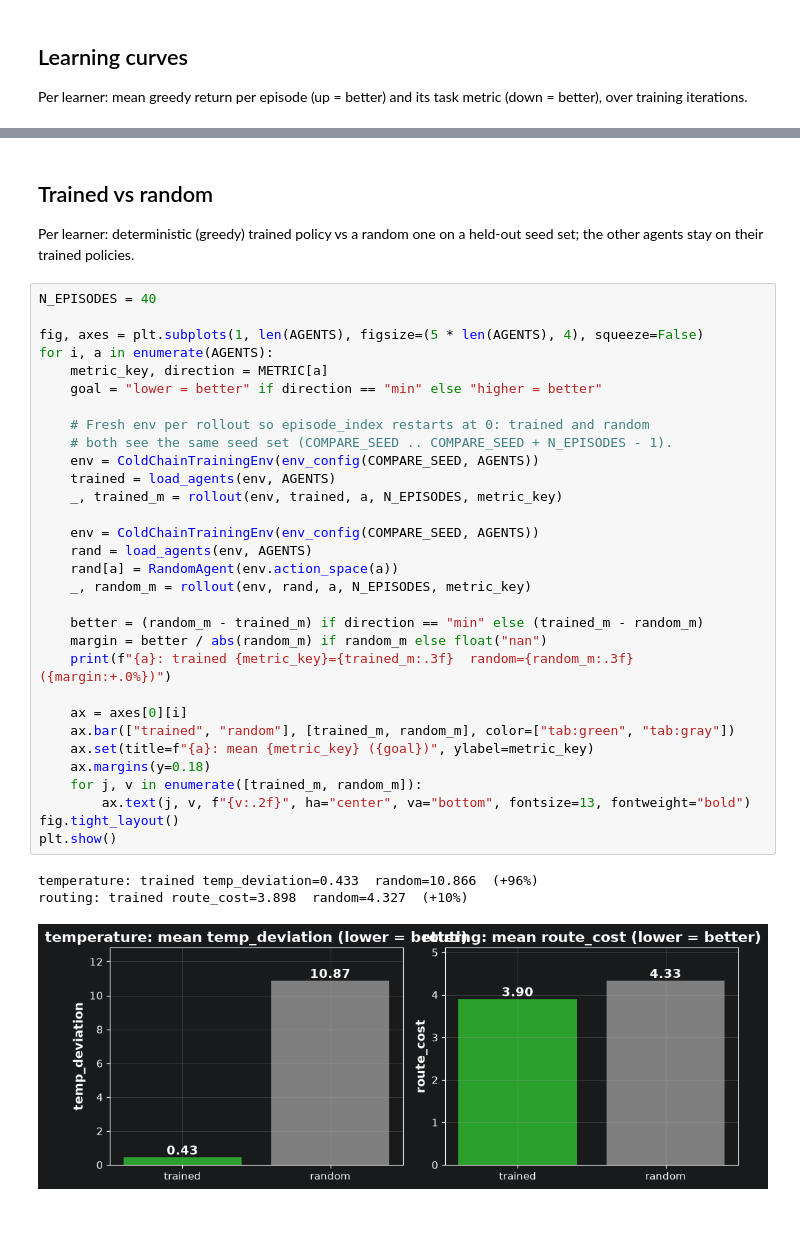
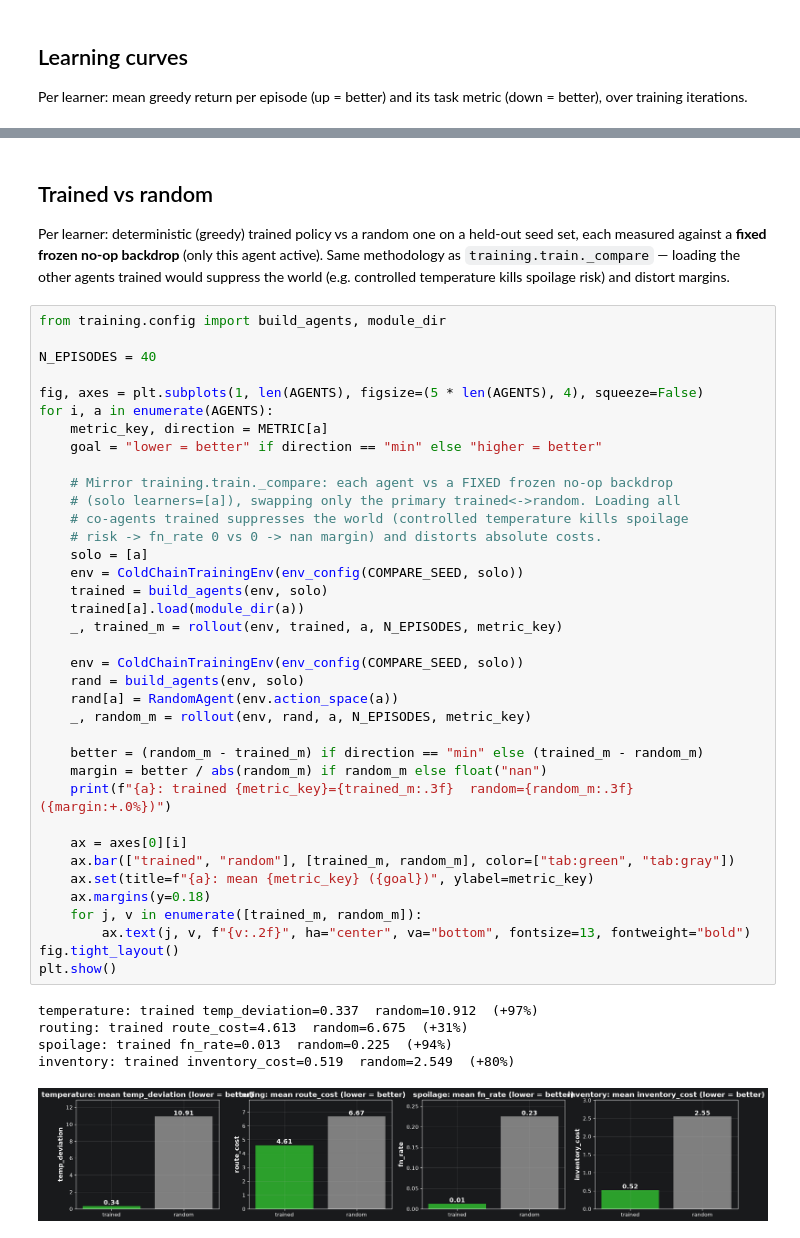
Before and after one commit to twisted1g/coldchain-marl, a Jupyter notebook: notebooks/training_report.ipynb, the cells around one changed output, grey strips where cells are left out. Drawn from its saved outputs; the diff is of its cells as text.

```diff
--- a/notebooks/training_report.ipynb
+++ b/notebooks/training_report.ipynb
@@ -68,39 +68,49 @@ plt.show()
 ## Trained vs random
 
 Per learner: deterministic (greedy) trained policy vs a random one on a held-out seed
-set; the other agents stay on their trained policies.
+set, each measured against a **fixed frozen no-op backdrop** (only this agent active).
+Same methodology as `training.train._compare` — loading the other agents trained would
+suppress the world (e.g. controlled temperature kills spoilage risk) and distort margins.
 # %%
+from training.config import build_agents, module_dir
+
 N_EPISODES = 40
 
 fig, axes = plt.subplots(1, len(AGENTS), figsize=(5 * len(AGENTS), 4), squeeze=False)
 for i, a in enumerate(AGENTS):
     metric_key, direction = METRIC[a]
     goal = "lower = better" if direction == "min" else "higher = better"
 
-    # Fresh env per rollout so episode_index restarts at 0: trained and random
-    # both see the same seed set (COMPARE_SEED .. COMPARE_SEED + N_EPISODES - 1).
-    env = ColdChainTrainingEnv(env_config(COMPARE_SEED, AGENTS))
-    trained = load_agents(env, AGENTS)
+    # Mirror training.train._compare: each agent vs a FIXED frozen no-op backdrop
+    # (solo learners=[a]), swapping only the primary trained<->random. Loading all
+    # co-agents trained suppresses the world (controlled temperature kills spoilage
+    # risk -> fn_rate 0 vs 0 -> nan margin) and distorts absolute costs.
+    solo = [a]
+    env = ColdChainTrainingEnv(env_config(COMPARE_SEED, solo))
+    trained = build_agents(env, solo)
+    trained[a].load(module_dir(a))
     _, trained_m = rollout(env, trained, a, N_EPISODES, metric_key)
 
-    env = ColdChainTrainingEnv(env_config(COMPARE_SEED, AGENTS))
-    rand = load_agents(env, AGENTS)
+    env = ColdChainTrainingEnv(env_config(COMPARE_SEED, solo))
+    rand = build_agents(env, solo)
     rand[a] = RandomAgent(env.action_space(a))
     _, random_m = rollout(env, rand, a, N_EPISODES, metric_key)
 
     better = (random_m - trained_m) if direction == "min" else (trained_m - random_m)
     margin = better / abs(random_m) if random_m else float("nan")
     print(f"{a}: trained {metric_key}={trained_m:.3f}  random={random_m:.3f}  ({margin:+.0%})")
 
     ax = axes[0][i]
     ax.bar(["trained", "random"], [trained_m, random_m], color=["tab:green", "tab:gray"])
     ax.set(title=f"{a}: mean {metric_key} ({goal})", ylabel=metric_key)
     ax.margins(y=0.18)
     for j, v in enumerate([trained_m, random_m]):
         ax.text(j, v, f"{v:.2f}", ha="center", va="bottom", fontsize=13, fontweight="bold")
 fig.tight_layout()
 plt.show()
 # %% [output]
-temperature: trained temp_deviation=0.433  random=10.866  (+96%)
-routing: trained route_cost=3.898  random=4.327  (+10%)
+temperature: trained temp_deviation=0.337  random=10.912  (+97%)
+routing: trained route_cost=4.613  random=6.675  (+31%)
+spoilage: trained fn_rate=0.013  random=0.225  (+94%)
+inventory: trained inventory_cost=0.519  random=2.549  (+80%)
-[figure, old version]
+[figure, new version]
```
Also changed, not shown: parts of 2 cells of this notebook, 1 other file.
